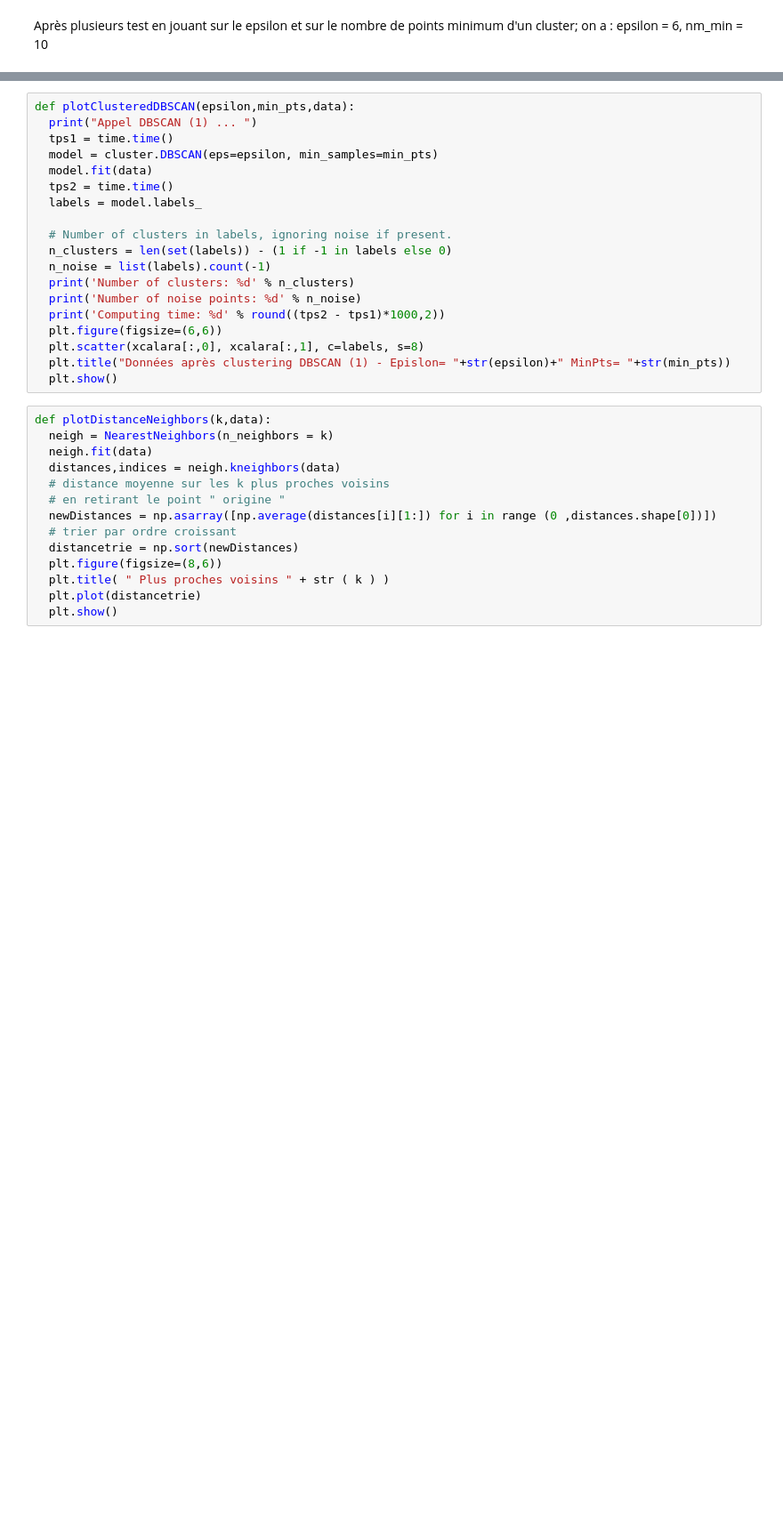
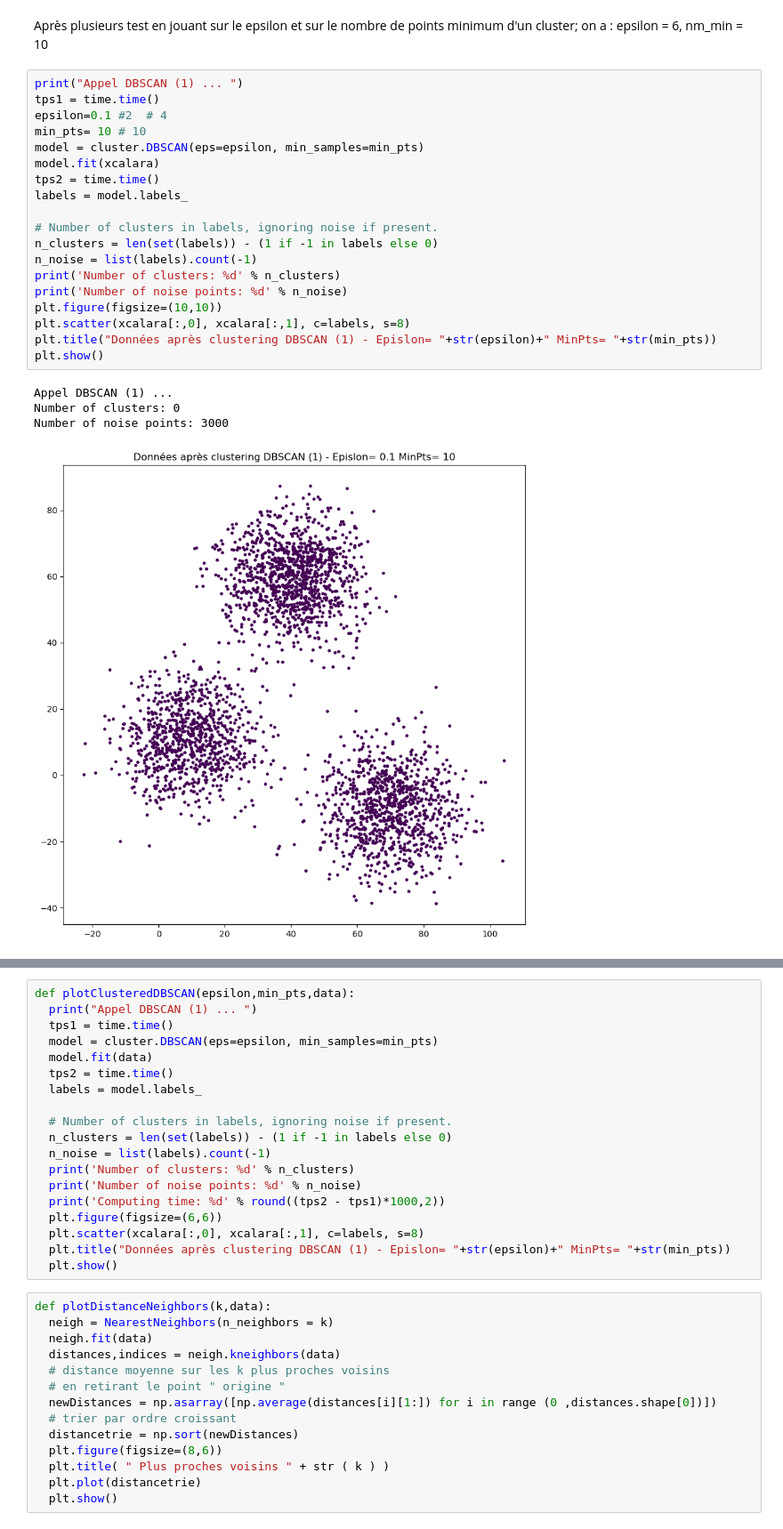
Before and after one commit to Asmun85/UML, a Jupyter notebook: DBSCAN_HDBSCAN.ipynb, the cells around one changed output, grey strips where cells are left out. Shown at 89% size. Drawn from its saved outputs; the diff is of its cells as text; blank space fills up the shorter version.

```diff
--- a/DBSCAN_HDBSCAN.ipynb
+++ b/DBSCAN_HDBSCAN.ipynb
@@ -84,6 +92,30 @@ Number of noise points: 87
 [figure]
 # %% [markdown]
 Après plusieurs test en jouant sur le epsilon et sur le nombre de points minimum d'un cluster; on a : epsilon = 6, nm_min = 10
+# %%
+print("Appel DBSCAN (1) ... ")
+tps1 = time.time()
+epsilon=0.1 #2  # 4
+min_pts= 10 # 10
+model = cluster.DBSCAN(eps=epsilon, min_samples=min_pts)
+model.fit(xcalara)
+tps2 = time.time()
+labels = model.labels_
+
+# Number of clusters in labels, ignoring noise if present.
+n_clusters = len(set(labels)) - (1 if -1 in labels else 0)
+n_noise = list(labels).count(-1)
+print('Number of clusters: %d' % n_clusters)
+print('Number of noise points: %d' % n_noise)
+plt.figure(figsize=(10,10))
+plt.scatter(xcalara[:,0], xcalara[:,1], c=labels, s=8)
+plt.title("Données après clustering DBSCAN (1) - Epislon= "+str(epsilon)+" MinPts= "+str(min_pts))
+plt.show()
+# %% [output]
+Appel DBSCAN (1) ...
+Number of clusters: 0
+Number of noise points: 3000
+[figure, added]
 # %%
 # Distances aux k plus proches voisins
 # Donnees dans X
```
Also changed, not shown: parts of 4 cells of this notebook.
